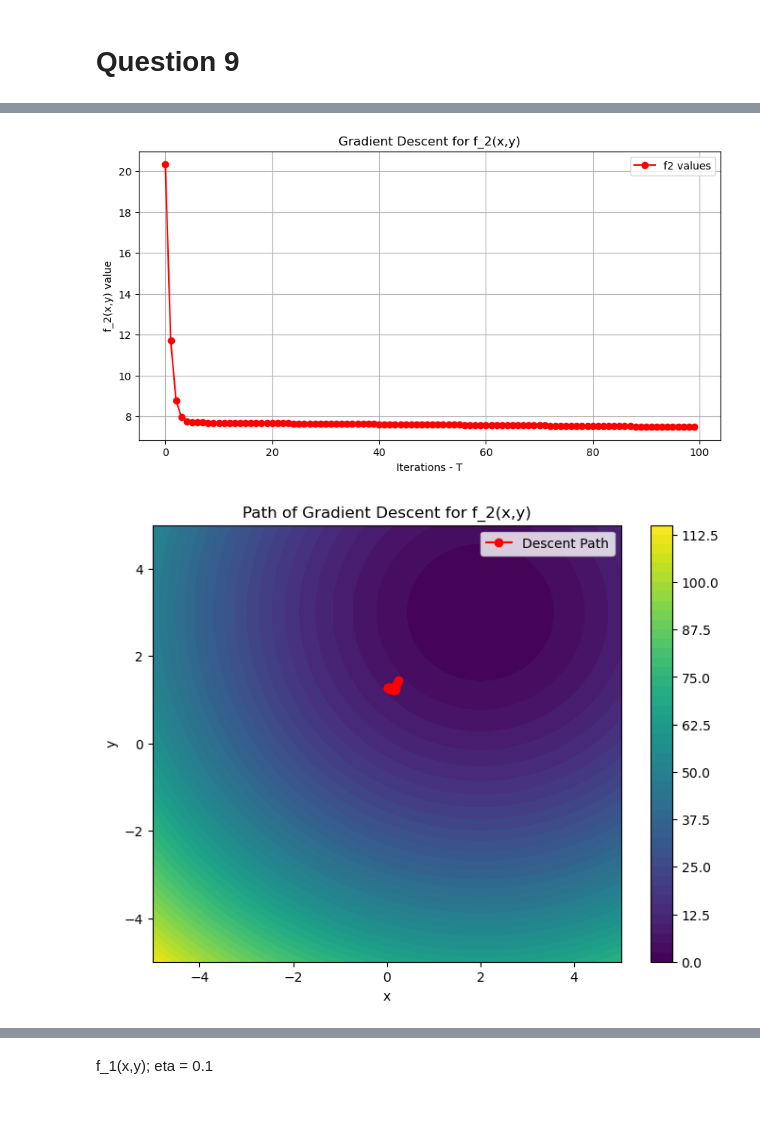
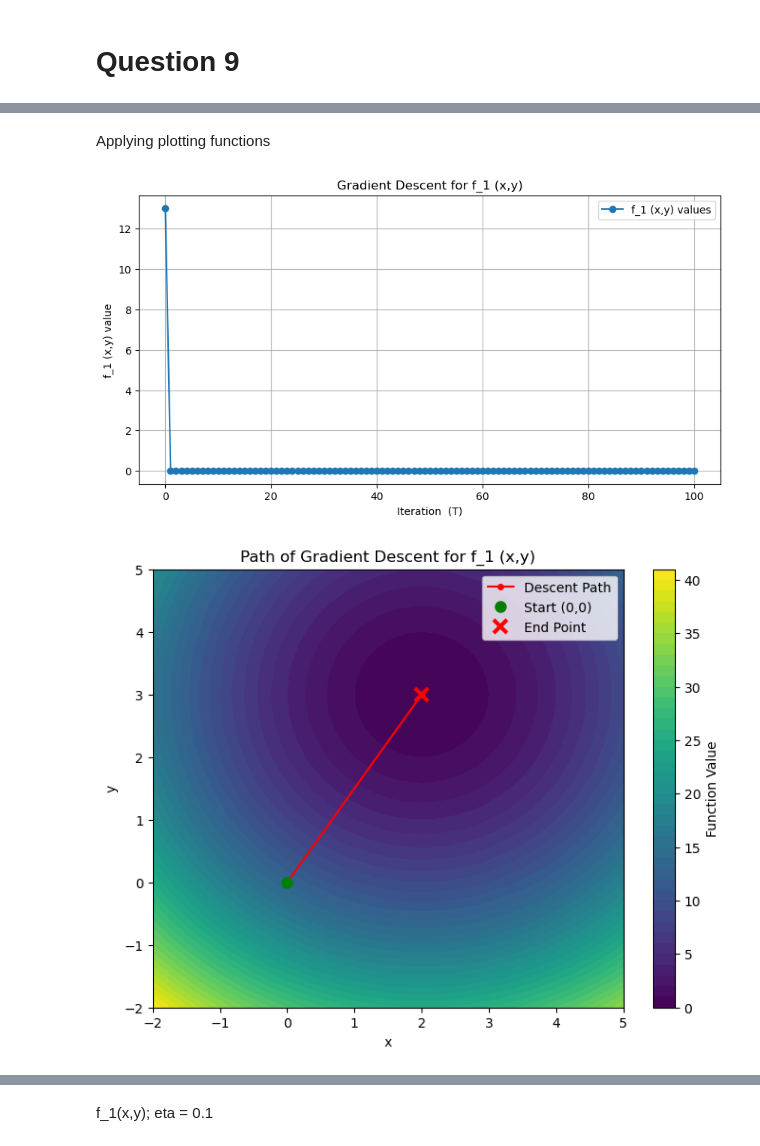
Before and after one commit to BranfordS813/CAP_6619_Coding_Tasks, a Jupyter notebook: Homework/Homework_1/Coding_Questions/Sanford_HW_1_Q9.ipynb, the cells around one changed output, grey strips where cells are left out. Saved outputs shown, nothing was run; the diff lists cells and outputs as text; code cells hidden in the pictures; blank space fills up the shorter version.

```diff
--- a/Homework/Homework_1/Coding_Questions/Sanford_HW_1_Q9.ipynb
+++ b/Homework/Homework_1/Coding_Questions/Sanford_HW_1_Q9.ipynb
@@ -146,0 +277,3 @@ Gradient Descent for f1(x,y) with eta = 0.5
+# %%
+#Appliying f_1 function
+f_1_val_update, f_1_x_update, f_1_y_update = f_1_GD(eta=0.5)
@@ -243,38 +412,8 @@ Gradient Descent for f2(x,y) with eta = 0.001
-# %%
-# Visualizing Gradient descent for f_2(x,y)
-
-# plotting value of f_1(x,y) over iterations:
-
-plt.figure(figsize = (10, 5))
-plt.plot(
-    range(len(f_2_val_update)),
-    f_2_val_update,
-    marker = 'o',
-    color = 'red',
-    label = 'f2 values'
-)
-plt.title('Gradient Descent for f_2(x,y)')
-plt.xlabel('Iterations - T')
-plt.ylabel('f_2(x,y) value')
-plt.grid(True)
-plt.legend()
-plt.show
-
-# contour plot for gradient descent path
-x2_vals = np.linspace(-5, 5, 100)
-y2_vals = np.linspace(-5, 5, 100)
-X2, Y2 = np.meshgrid(x2_vals, y2_vals)
-Z2 = (X2-2)**2 + (Y2-3)**2
-
-plt.figure(figsize=(8, 6))
-contour2 = plt.contourf(X2, Y2, Z2, levels=50, cmap='viridis')
-plt.colorbar(contour2)
-plt.plot(f_2_x_update, f_2_y_update, 'r-o', label='Descent Path')
-plt.title('Path of Gradient Descent for f_2(x,y)')
-plt.xlabel('x')
-plt.ylabel('y')
-plt.legend()
-plt.show()
-# %% [output]
-[figure, removed]
-[figure, removed]
+# %% [markdown]
+Applying plotting functions
+# %%
+# Plotting for f_1 function
+plt_GD(f_1_val_update, f_1_x_update, f_1_y_update, title="f_1 (x,y)", f=1)
+# %% [output]
+[figure, added]
+[figure, added]
```
Also changed, not shown: parts of 23 cells of this notebook.
